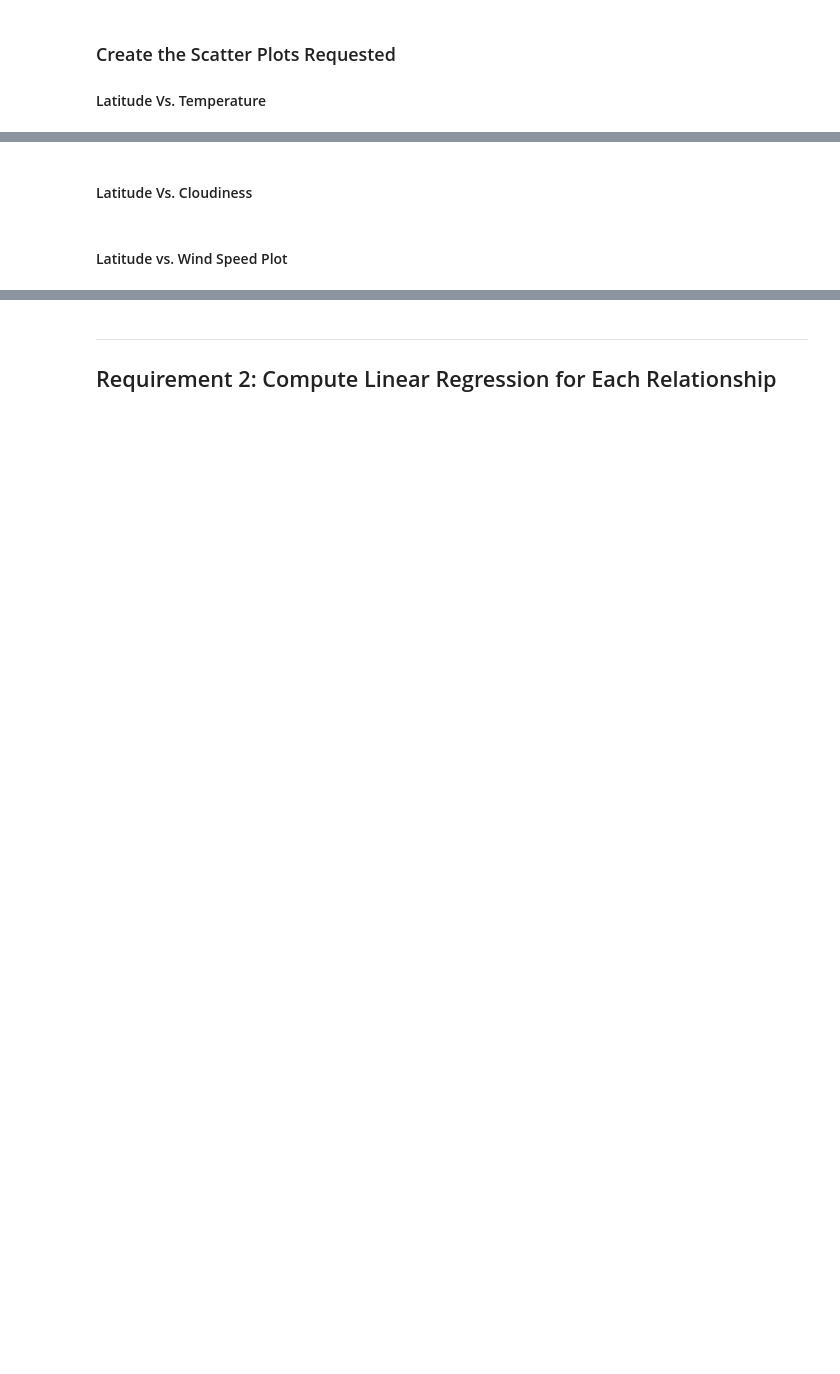
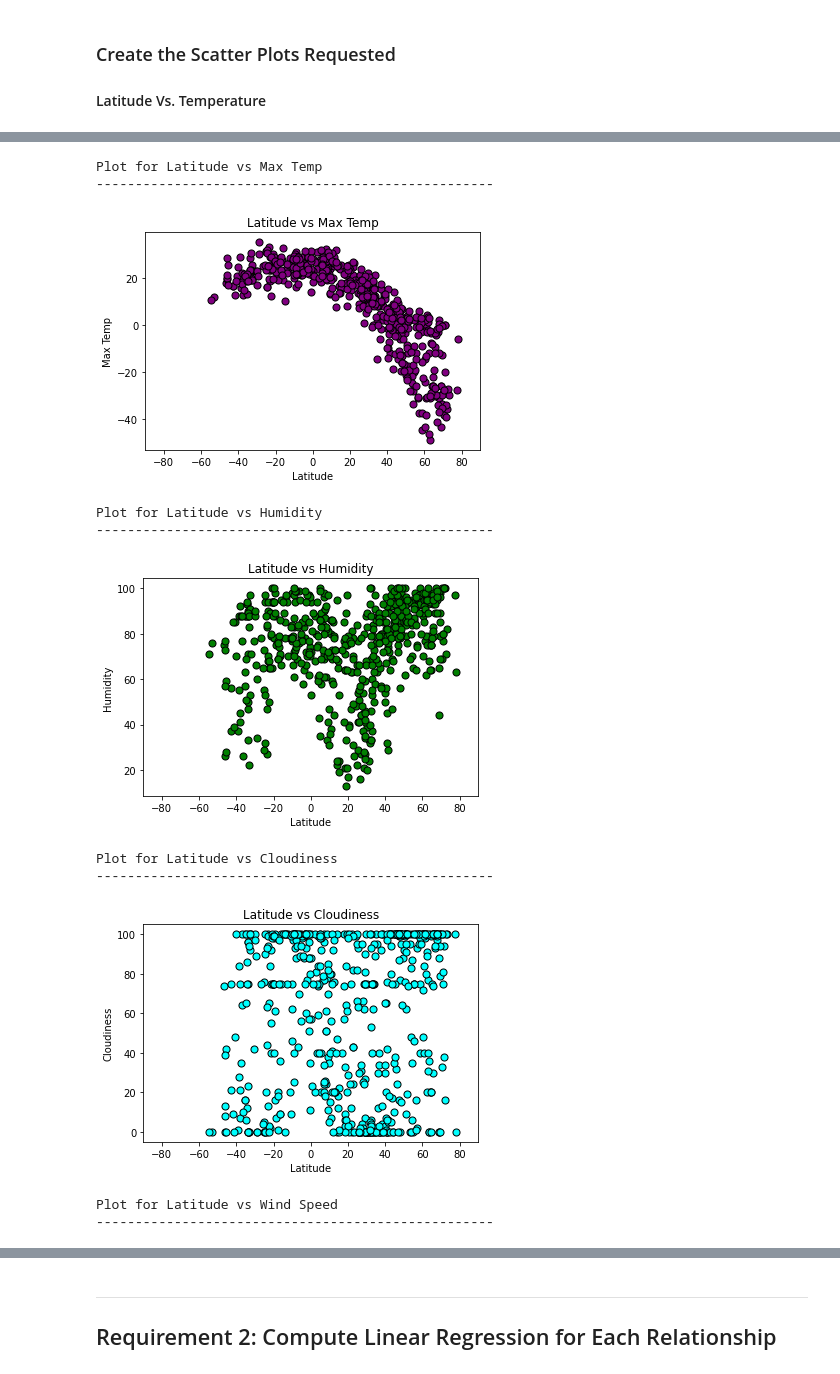
Before and after one commit to JoshMBell/python-api-challenge, a Jupyter notebook: WeatherPy/WeatherPy.ipynb, the cells around one changed output, grey strips where cells are left out. Drawn from its saved outputs; the diff is of its cells as text; code cells hidden in the pictures; blank space fills up the shorter version.

Commit message:
completed chart outputs for first section

```diff
--- a/WeatherPy/WeatherPy.ipynb
+++ b/WeatherPy/WeatherPy.ipynb
@@ -230,2 +194,0 @@ plt.show()
-# %% [markdown]
-#### Latitude Vs. Cloudiness
@@ -244,2 +194,0 @@ plt.show()
-# %% [markdown]
-#### Latitude vs. Wind Speed Plot
@@ -257,0 +195,37 @@ plt.show()
+# %%
+#Latitude vs. Temperature
+x_values = city_data_df["Lat"]
+chart_ylabels = ["Max Temp", "Humidity", "Cloudiness", "Wind Speed"]
+chart_colours = ["purple", "green", "cyan", "blue"]
+
+for index, y_variable in enumerate(chart_ylabels):
+    y_values = city_data_df[y_variable]
+
+    plt.scatter(
+        x_values,
+        y_values,
+        color = chart_colours[index],
+        marker = 'o',
+        s = 50,
+        edgecolors = 'black')
+    plt.xlabel('Latitude')
+    plt.ylabel(y_variable)
+    plt.title(f"Latitude vs {y_variable}")
+    plt.xlim(-90, 90)
+
+    plt.savefig(f"output_data/Fig{index + 1}.png")
+    print(f"Plot for Latitude vs {y_variable}")
+    print('---------------------------------------------------')
+    plt.show()
+# %% [output]
+Plot for Latitude vs Max Temp
+---------------------------------------------------
+[figure, added]
+Plot for Latitude vs Humidity
+---------------------------------------------------
+[figure, added]
+Plot for Latitude vs Cloudiness
+---------------------------------------------------
+[figure, added]
+Plot for Latitude vs Wind Speed
+---------------------------------------------------
```
Also changed, not shown: parts of 33 cells of this notebook.
